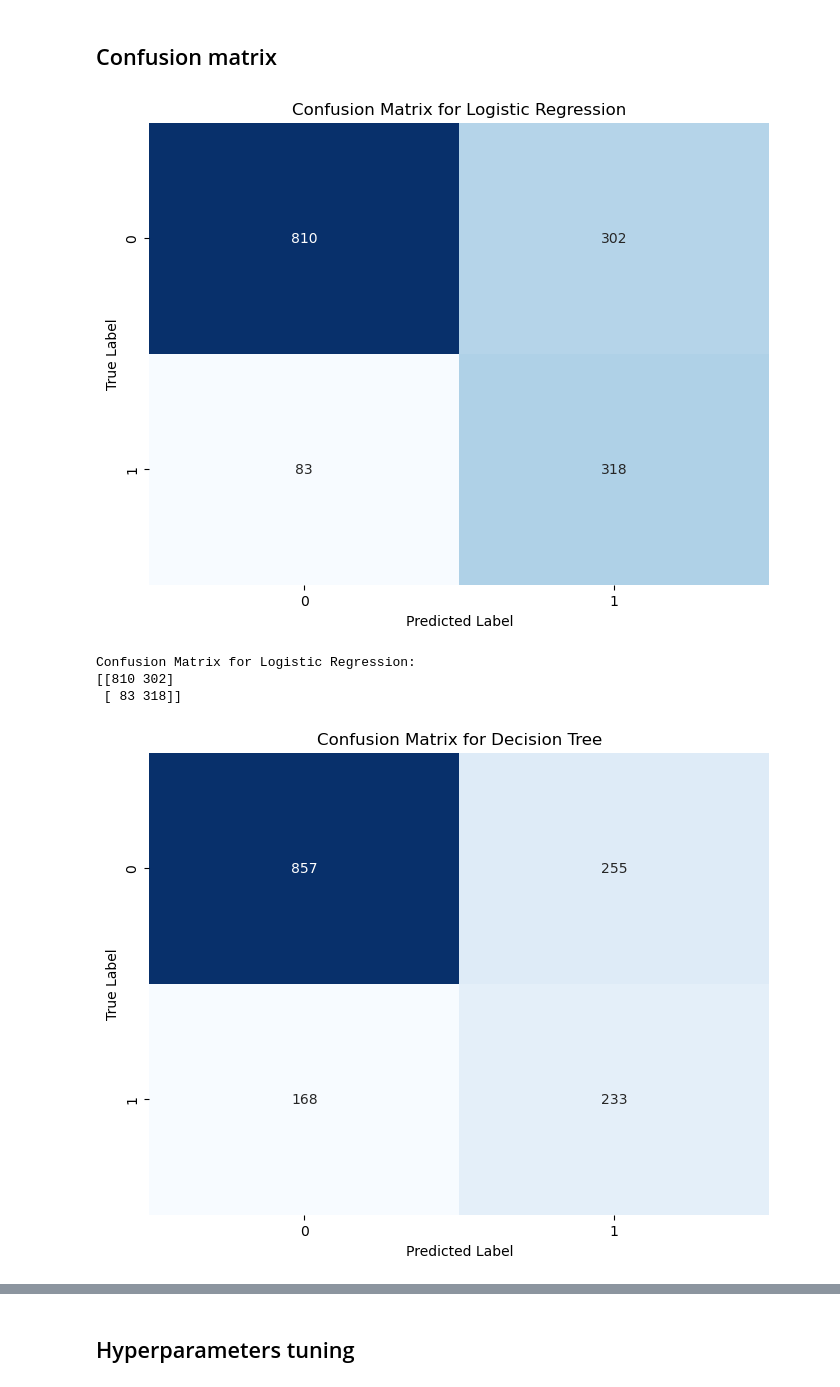
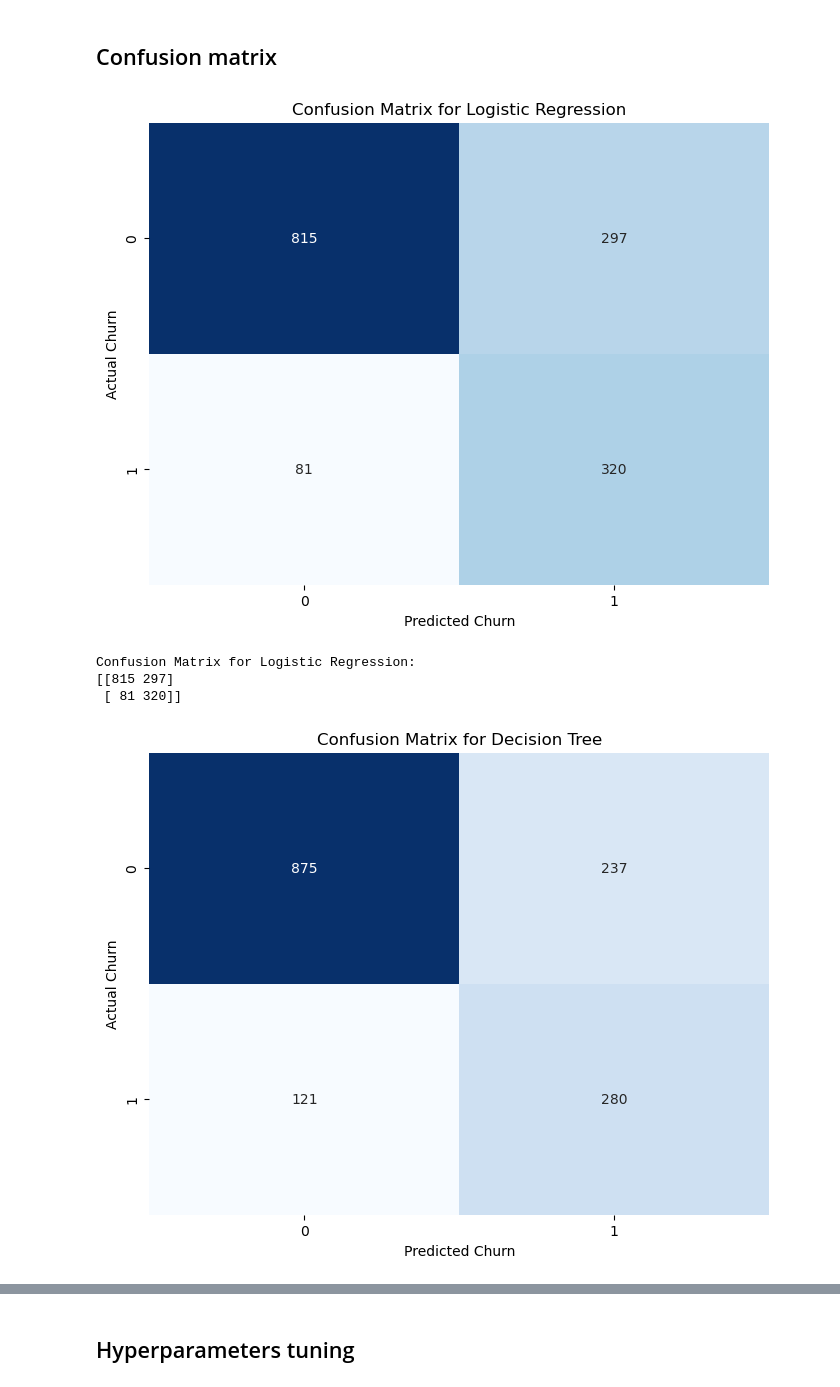
Before and after one commit to Israel-Anaba/Classification-Project-Customer-Attrition-Case, a Jupyter notebook: Customer Churn .ipynb, the cells around one changed output, grey strips where cells are left out. Saved outputs shown, nothing was run; the diff lists cells and outputs as text; code cells hidden in the pictures.

```diff
--- a/Customer Churn .ipynb
+++ b/Customer Churn .ipynb
@@ -450,7 +455,9 @@ df_train.loc[df_train['TotalCharges'].isna()== True]
 * The percentage of missing values in the column (0.15%) is a small fraction of dataset.we can choose to disregard it.
 # %%
 # Filling NaN values
-df_train['TotalCharges'].fillna(0, inplace=True)
+# df_train['TotalCharges'].fillna(0, inplace=True)
+mean_total_charges = df_train['TotalCharges'].mean()
+df_train['TotalCharges'].fillna(mean_total_charges, inplace=True)
 # %% [markdown]
 ## Univariate Analysis
 # %%
@@ -935,0 +967,10 @@ X_test_imputed = imputer.transform(X_test)
+# %%
+# Define the list of online service columns
+online_services = ['OnlineSecurity', 'OnlineBackup', 'DeviceProtection', 'TechSupport', 'StreamingTV', 'StreamingMovies']
+
+# Create a new column 'TotalOnlineServices' as the count of online services subscribed
+X_train['TotalOnlineServices'] = X_train[online_services].apply(lambda row: row[row == 'Yes'].count(), axis=1)
+X_test['TotalOnlineServices'] = X_test[online_services].apply(lambda row: row[row == 'Yes'].count(), axis=1)
+# %%
+# Append the new feature to the numerical list
+numerical+=('MonthlyCharges_TotalCharges_Ratio','TotalOnlineServices')
@@ -1091,19 +1190,19 @@ def calculate_metrics(y_true, y_pred):
     f1 = f1_score(y_true, y_pred)
     return f1
 
-# Initialize the models
+#Initialize the models
 models = [
-    LogisticRegression(random_state=4),
-    DecisionTreeClassifier(random_state=4),
-    RandomForestClassifier(random_state=4),
-    GradientBoostingClassifier(random_state=4),
-    AdaBoostClassifier(random_state=4),
-    SVC(random_state=4),
-    KNeighborsClassifier(),
+    LogisticRegression(random_state=4, solver='liblinear', max_iter=1000),
+    DecisionTreeClassifier(random_state=4, criterion='gini',min_samples_leaf=8, max_depth=5),
+    RandomForestClassifier(random_state=4, n_estimators=200, max_depth=8, min_samples_leaf=4),
+    GradientBoostingClassifier(random_state=4, n_estimators=300, learning_rate=0.1),
+    AdaBoostClassifier(random_state=4, n_estimators=100, learning_rate=0.1),
+    SVC(random_state=4, kernel='rbf', C=1.0),
+    KNeighborsClassifier(n_neighbors=5),
     GaussianNB(),
-    XGBClassifier(random_state=4),
-    LGBMClassifier(random_state=4),
-    CatBoostClassifier(random_state=4, verbose=0)
+    XGBClassifier(random_state=4, n_estimators=100, learning_rate=0.1),
+    LGBMClassifier(random_state=4, n_estimators=100, learning_rate=0.1),
+    CatBoostClassifier(random_state=4, verbose=0, iterations=100)
 ]
 
 model_names = [
@@ -1128,6 +1227,11 @@ for model, name in zip(models, model_names):
     f1 = calculate_metrics(y_test, y_pred)
     leaderboard[name] = {'F1-score': f1}
 
+    # Print the classification report
+    print(f"Classification Report for {name}:")
+    print(classification_report(y_test, y_pred))
+    print()
+
 # Create a DataFrame from the leaderboard dictionary
 leaderboard_df1 = pd.DataFrame(leaderboard).transpose()
 
@@ -1156,31 +1276,31 @@ Leaderboard:Balanced data
 # %%
 # Iterate over each model and its corresponding name in the leaderboard
 for model, name in zip(models, model_names):
     # Fit the model on the balanced training data
     model.fit(X_train_balanced, y_train_balanced)
 
     # Predict the labels for the test data
     y_pred = model.predict(X_test_encoded)
 
     # Compute the confusion matrix
     cm = confusion_matrix(y_test, y_pred)
 
     # Create a heatmap for the confusion matrix
     plt.figure(figsize=(8, 6))
     sns.heatmap(cm, annot=True, fmt='d', cmap='Blues', cbar=False)
     plt.title(f"Confusion Matrix for {name}")
-    plt.xlabel("Predicted Label")
-    plt.ylabel("True Label")
+    plt.xlabel("Predicted Churn")
+    plt.ylabel("Actual Churn")
     plt.show()
 
     # Print the confusion matrix
     print(f"Confusion Matrix for {name}:")
     print(cm)
     print()
 # %% [output]
-[figure, old version]
+[figure, new version]
 Confusion Matrix for Logistic Regression:
-[[810 302]
- [ 83 318]]
+[[815 297]
+ [ 81 320]]
-[figure, old version]
+[figure, new version]
 Confusion Matrix for Decision Tree:
```
Also changed, not shown: parts of 32 cells of this notebook, 1 other file.
